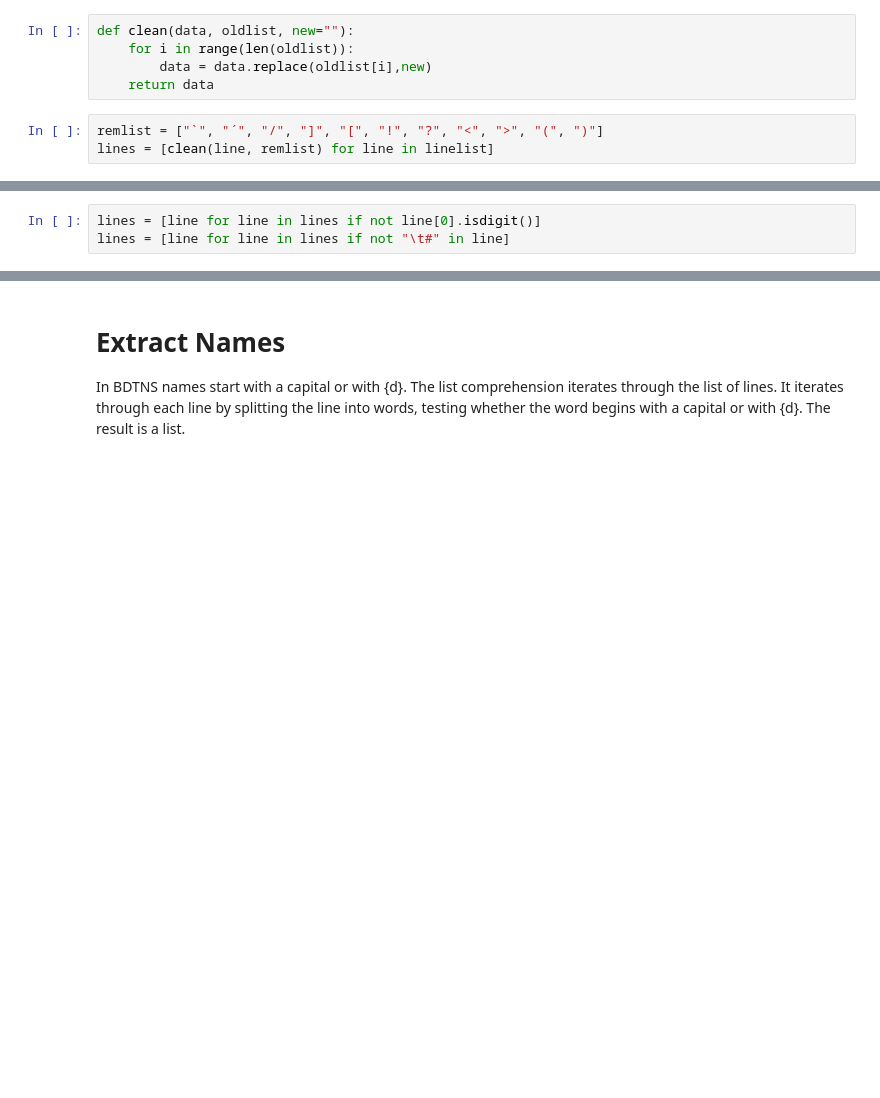
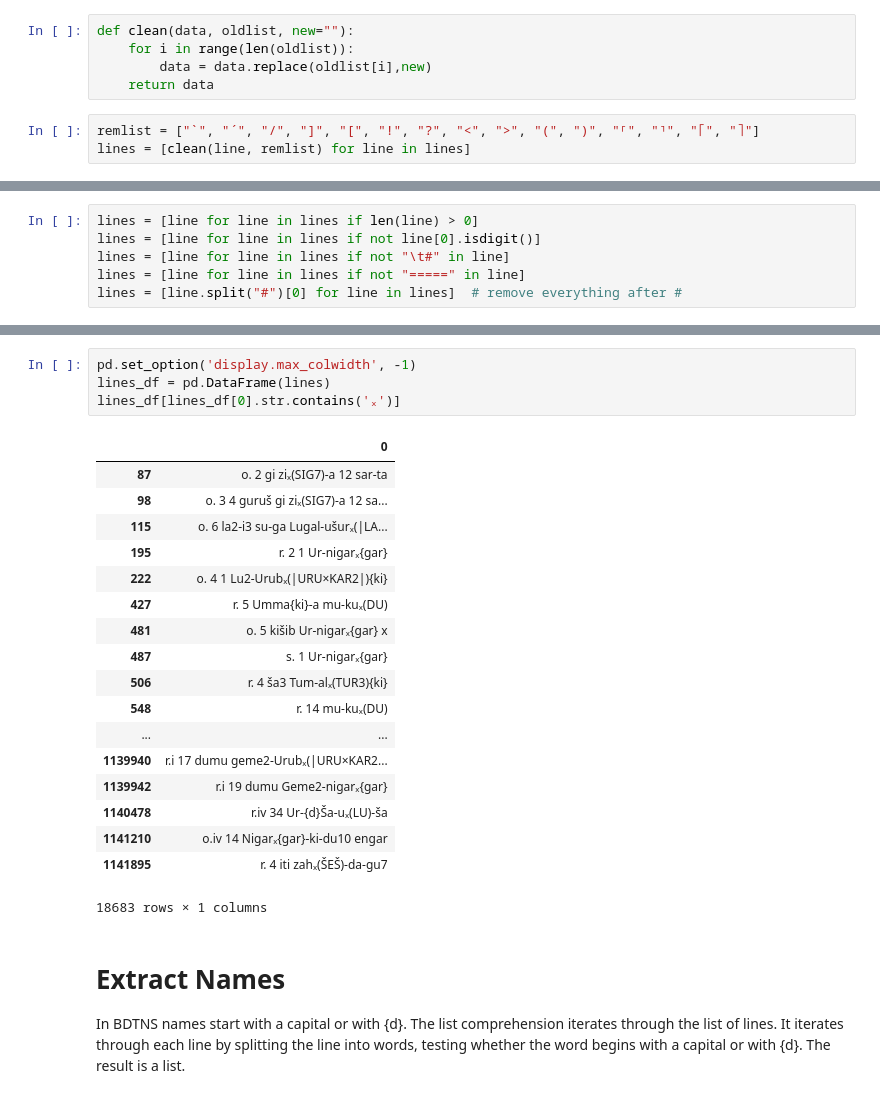
Before and after one commit to niekveldhuis/UrIII-names, a Jupyter notebook: UrIII_name-authority.ipynb, the cells around one changed output, grey strips where cells are left out. Cells and saved outputs as stored; diff of their text form; blank space fills up the shorter version.

```diff
--- a/UrIII_name-authority.ipynb
+++ b/UrIII_name-authority.ipynb
@@ -42,7 +42,7 @@ def clean(data, oldlist, new=""):
         data = data.replace(oldlist[i],new)
     return data
 # %%
-remlist = ["`", "´", "/", "]", "[", "!", "?", "<", ">", "(", ")"]
-lines = [clean(line, remlist) for line in linelist]
+remlist = ["`", "´", "/", "]", "[", "!", "?", "<", ">", "(", ")", "⸢", "⸣", "⌈", "⌉"]
+lines = [clean(line, remlist) for line in lines]
 # %% [markdown]
 # Remove Editorial Lines and Headers
@@ -50,3 +50,6 @@ Header lines begin with a digit. Editorial remarks begin with a line indicator (
 # %%
+lines = [line for line in lines if len(line) > 0]
 lines = [line for line in lines if not line[0].isdigit()]
 lines = [line for line in lines if not "\t#" in line]
+lines = [line for line in lines if not "=====" in line]
+lines = [line.split("#")[0] for line in lines]  # remove everything after #
@@ -53,3 +82,26 @@ lines = [line for line in lines if not "\t#" in line]
+# %%
+pd.set_option('display.max_colwidth', -1)
+lines_df = pd.DataFrame(lines)
+lines_df[lines_df[0].str.contains('ₓ')]
+# %% [output]
+|  | 0 |
+| 87 | o. 2 gi ziₓ(SIG7)-a 12 sar-ta |
+| 98 | o. 3 4 guruš gi ziₓ(SIG7)-a 12 sa... |
+| 115 | o. 6 la2-i3 su-ga Lugal-ušurₓ(|LA... |
+| 195 | r. 2 1 Ur-nigarₓ{gar} |
+| 222 | o. 4 1 Lu2-Urubₓ(|URU×KAR2|){ki} |
+| 427 | r. 5 Umma{ki}-a mu-kuₓ(DU) |
+| 481 | o. 5 kišib Ur-nigarₓ{gar} x |
+| 487 | s. 1 Ur-nigarₓ{gar} |
+| 506 | r. 4 ša3 Tum-alₓ(TUR3){ki} |
+| 548 | r. 14 mu-kuₓ(DU) |
+| ... | ... |
+| 1139940 | r.i 17 dumu geme2-Urubₓ(|URU×KAR2... |
+| 1139942 | r.i 19 dumu Geme2-nigarₓ{gar} |
+| 1140478 | r.iv 34 Ur-{d}Ša-uₓ(LU)-ša |
+| 1141210 | o.iv 14 Nigarₓ{gar}-ki-du10 engar |
+| 1141895 | r. 4 iti zahₓ(ŠEŠ)-da-gu7 |
+18683 rows × 1 columns
 # %% [markdown]
 # Extract Names
 In BDTNS names start with a capital or with {d}. The list comprehension iterates through the list of lines. It iterates through each line by splitting the line into words, testing whether the word begins with a capital or with {d}. The result is a list.
```
Also changed, not shown: parts of 29 cells of this notebook, 1 other file.
